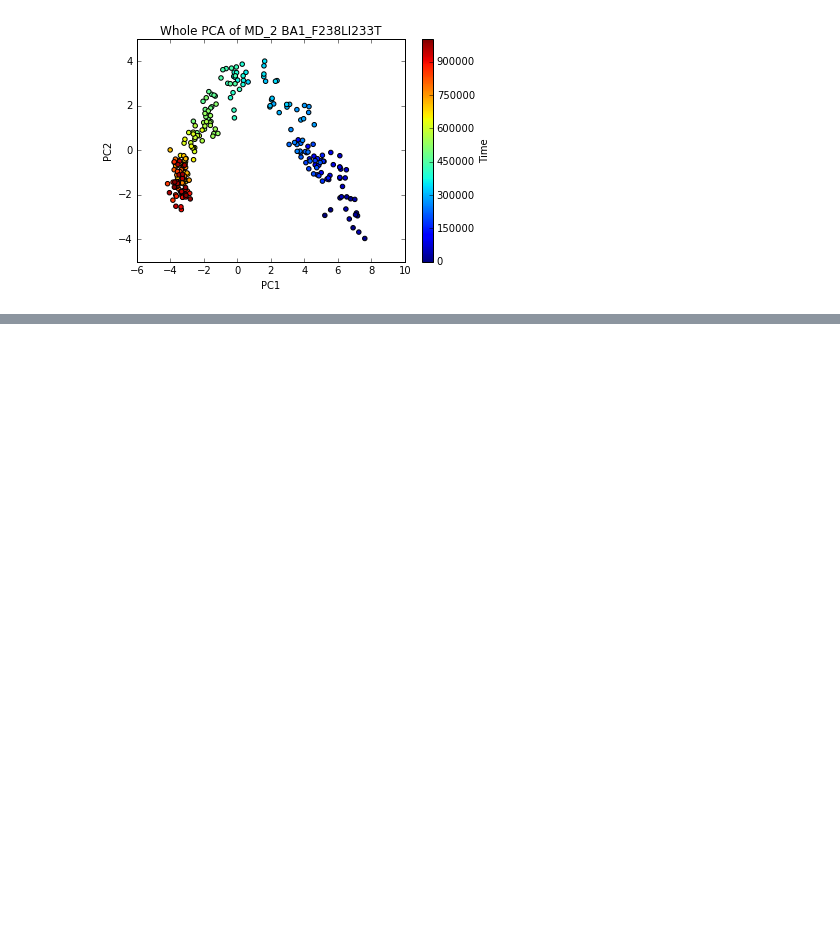
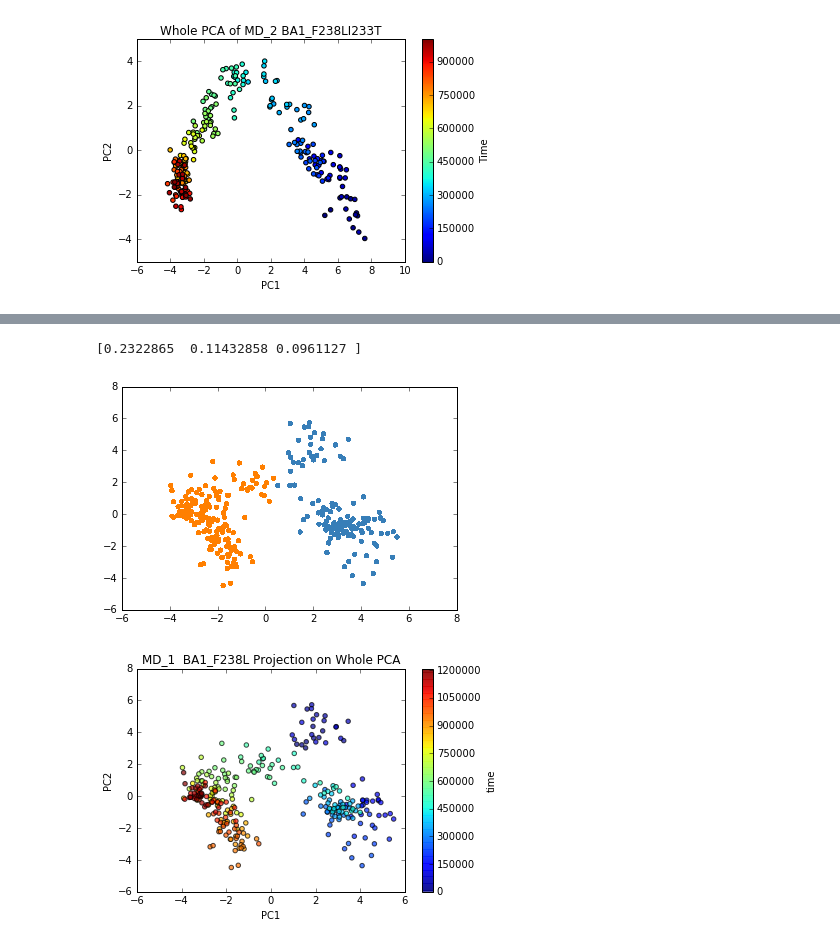
Before and after one commit to chemlove/md_data_analysis, a Jupyter notebook: Cluster analysis.ipynb, the cells around one changed output, grey strips where cells are left out. Saved outputs shown, nothing was run; the diff lists cells and outputs as text; code cells hidden in the pictures; blank space fills up the shorter version.

```diff
--- a/Cluster analysis.ipynb
+++ b/Cluster analysis.ipynb
@@ -136,0 +193,6 @@ plotcluster(cluster_F238LI233T_md2,traj_F238LI233T_md2," MD_2 BA1_F238LI233T")
+# %%
+MahalanobisClustering("1","BA1_F238L")
+# %% [output]
+[0.2322865  0.11432858 0.0961127 ]
+[figure, added]
+[figure, added]
```
Also changed, not shown: parts of 11 cells of this notebook.
